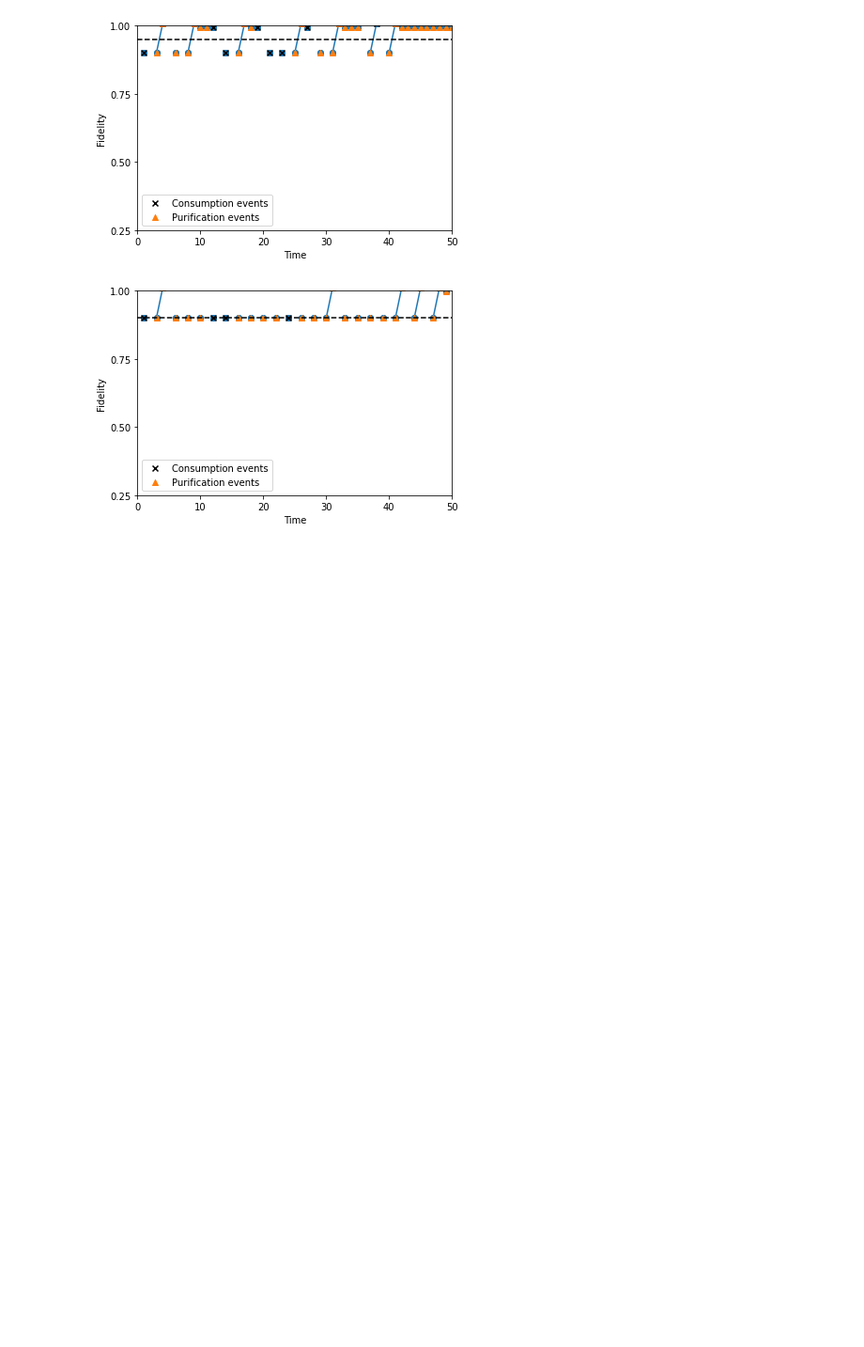
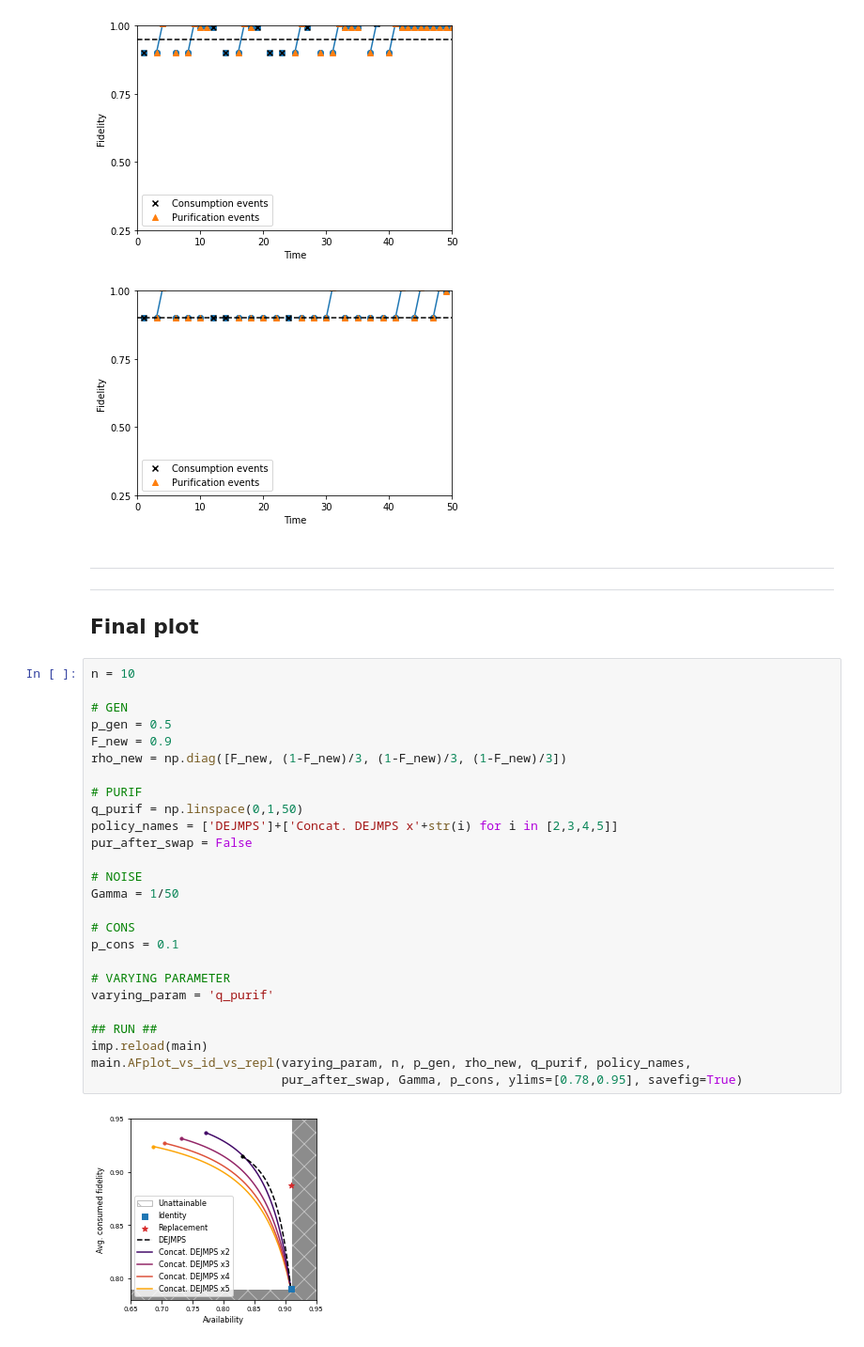
Before and after one commit to AlvaroGI/buffering-1GnB, a Jupyter notebook: RESULTS-concat-DEJMPS.ipynb, the cells around one changed output. Shown at 94% size. Cells and saved outputs as stored; diff of their text form; blank space fills up the shorter version.

```diff
--- a/RESULTS-concat-DEJMPS.ipynb
+++ b/RESULTS-concat-DEJMPS.ipynb
@@ -183,3 +182,35 @@ F_cons: 0.900 (0.000)
 Availab.: 0.444 (0.166)
 [figure]
 [figure]
+# %% [markdown]
+---
+---
+## Final plot
+# %%
+n = 10
+
+# GEN
+p_gen = 0.5
+F_new = 0.9
+rho_new = np.diag([F_new, (1-F_new)/3, (1-F_new)/3, (1-F_new)/3])
+
+# PURIF
+q_purif = np.linspace(0,1,50)
+policy_names = ['DEJMPS']+['Concat. DEJMPS x'+str(i) for i in [2,3,4,5]]
+pur_after_swap = False
+
+# NOISE
+Gamma = 1/50
+
+# CONS
+p_cons = 0.1
+
+# VARYING PARAMETER
+varying_param = 'q_purif'
+
+## RUN ##
+imp.reload(main)
+main.AFplot_vs_id_vs_repl(varying_param, n, p_gen, rho_new, q_purif, policy_names,
+                          pur_after_swap, Gamma, p_cons, ylims=[0.78,0.95], savefig=True)
+# %% [output]
+[figure, added]
```
Also changed, not shown: parts of 1 cell of this notebook, 5 other files.
